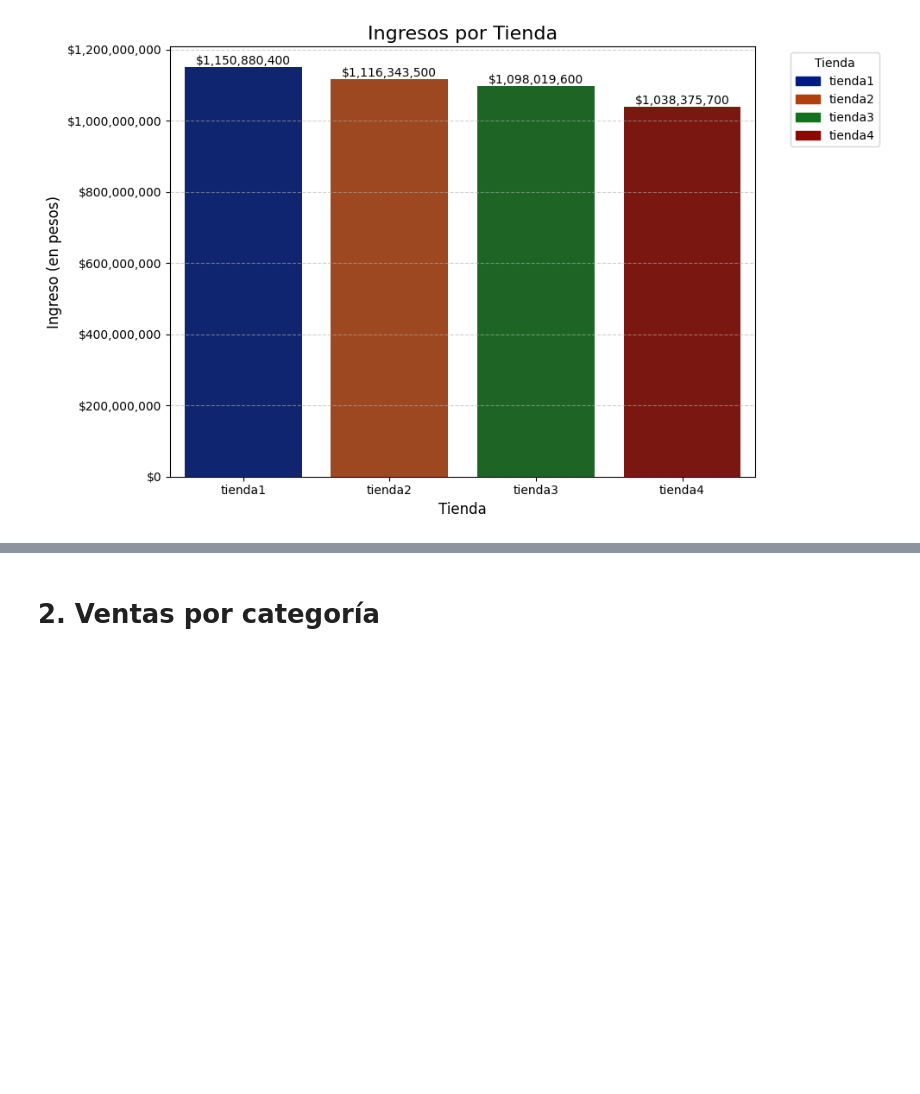
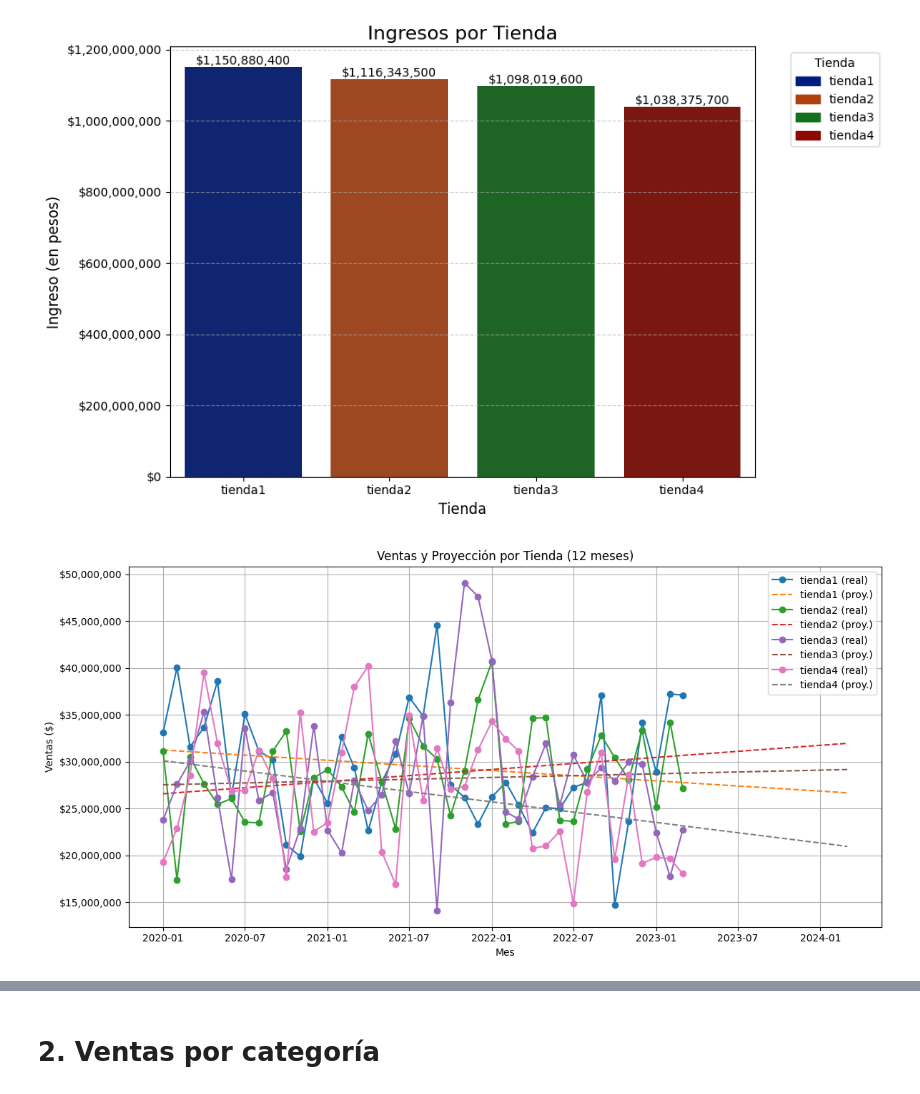
Before and after one commit to juanidae/Alura_Store, a Jupyter notebook: base_de_datos_alura_challenge/AluraStoreLatam.ipynb, the cells around one changed output, grey strips where cells are left out. Saved outputs shown, nothing was run; the diff lists cells and outputs as text; code cells hidden in the pictures; blank space fills up the shorter version.

Commit message:
Se realiza grafico con modelo lineal para identificar el comportamiento de las tiendas en un año

```diff
--- a/base_de_datos_alura_challenge/AluraStoreLatam.ipynb
+++ b/base_de_datos_alura_challenge/AluraStoreLatam.ipynb
@@ -157,3 +157,84 @@ plt.tight_layout()
 plt.show()
 # %% [output]
 [figure]
+# %%
+import pandas as pd
+import matplotlib.ticker as mtick
+import matplotlib.pyplot as plt
+from sklearn.linear_model import LinearRegression
+import numpy as np
+
+# Lista con los DataFrames ya leídos
+tiendas = [
+    pd.read_csv(url),   # tienda 1
+    pd.read_csv(url2),  # tienda 2
+    pd.read_csv(url3),  # tienda 3
+    pd.read_csv(url4)   # tienda 4
+]
+
+tiendas_nombradas = ['tienda1', 'tienda2', 'tienda3', 'tienda4']
+tiendas_mensual = []
+
+for df in tiendas:
+    df['Fecha de Compra'] = pd.to_datetime(df['Fecha de Compra'], dayfirst=True)
+    df['Mes'] = df['Fecha de Compra'].dt.to_period('M').dt.to_timestamp()
+    df_mes = df.groupby('Mes')['Precio'].sum().reset_index()
+    tiendas_mensual.append(df_mes)
+
+# ----------- Gráfico 1: Datos reales + predicción combinados ----------------
+plt.figure(figsize=(12, 6))
+meses_futuro = 12
+
+for i, df in enumerate(tiendas_mensual):
+    nombre = tiendas_nombradas[i]
+    X = np.arange(len(df)).reshape(-1, 1)
+    y = df['Precio'].values
+
+    modelo = LinearRegression()
+    modelo.fit(X, y)
+
+    futuro_X = np.arange(len(df) + meses_futuro).reshape(-1, 1)
+    predicciones = modelo.predict(futuro_X)
+
+    fechas_futuras = pd.date_range(start=df['Mes'].iloc[0], periods=len(futuro_X), freq='MS')
+
+    plt.plot(df['Mes'], y, label=f'{nombre} (real)', marker='o')
+    plt.plot(fechas_futuras, predicciones, label=f'{nombre} (proy.)', linestyle='--')
+    plt.gca().yaxis.set_major_formatter(mtick.FuncFormatter(lambda x, _: f"${x:,.0f}"))
+
+plt.title('Ventas y Proyección por Tienda (12 meses)')
+plt.xlabel('Mes')
+plt.ylabel('Ventas ($)')
+plt.legend()
+plt.grid(True)
+plt.tight_layout()
+plt.show()
+
+# ----------- Gráfico 2: Solo proyección futura ----------------
+plt.figure(figsize=(12, 6))
+
+for i, df in enumerate(tiendas_mensual):
+    nombre = tiendas_nombradas[i]
+    X = np.arange(len(df)).reshape(-1, 1)
+    y = df['Precio'].values
+
+    modelo = LinearRegression()
+    modelo.fit(X, y)
+
+    futuro_X = np.arange(len(df), len(df) + meses_futuro).reshape(-1, 1)
+    predicciones = modelo.predict(np.arange(len(df) + meses_futuro).reshape(-1, 1))
+
+    fechas_futuras = pd.date_range(start=df['Mes'].iloc[0], periods=len(df) + meses_futuro, freq='MS')
+    fechas_pred = fechas_futuras[-meses_futuro:]
+
+    plt.plot(fechas_pred, predicciones[-meses_futuro:], label=f'{nombre}', linestyle='--')
+
+plt.title('Proyección Futura de Ventas (12 meses)')
+plt.xlabel('Mes')
+plt.ylabel('Ventas proyectadas ($)')
+plt.legend()
+plt.grid(True)
+plt.tight_layout()
+plt.show()
+# %% [output]
+[figure, added]
```
Also changed, not shown: parts of 1 cell of this notebook.
